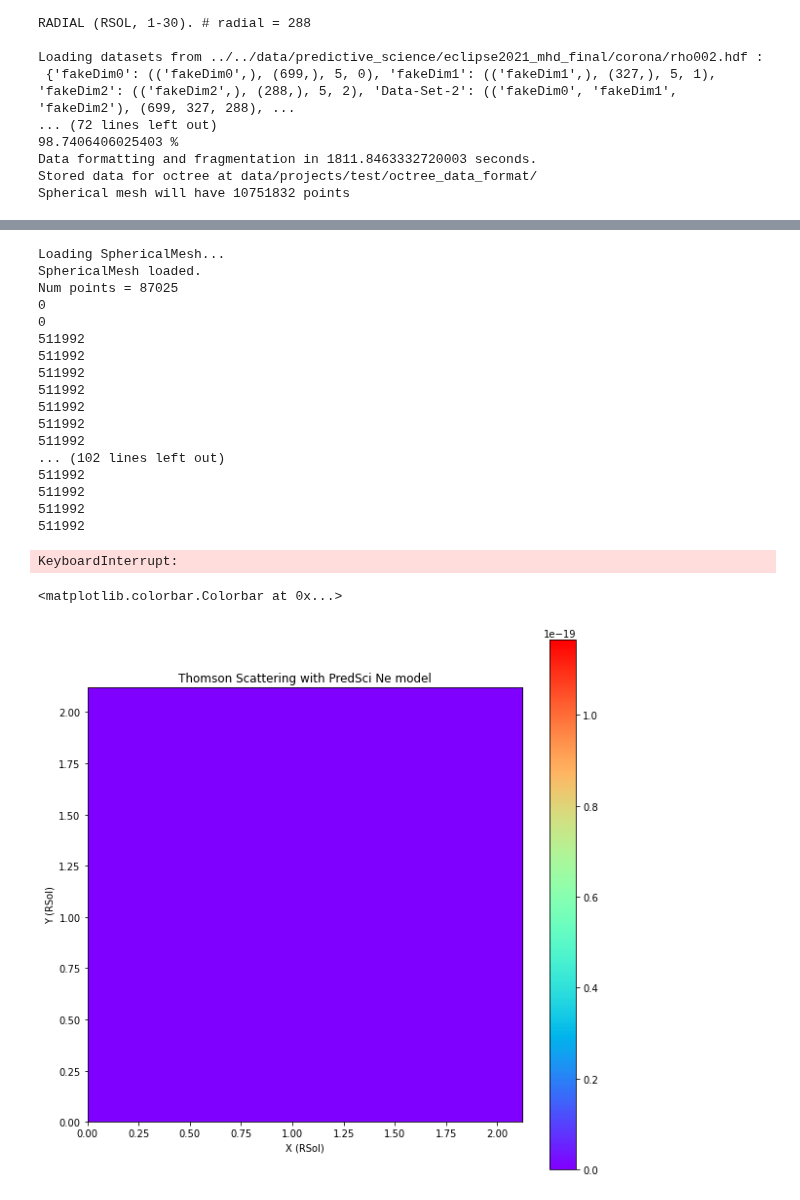
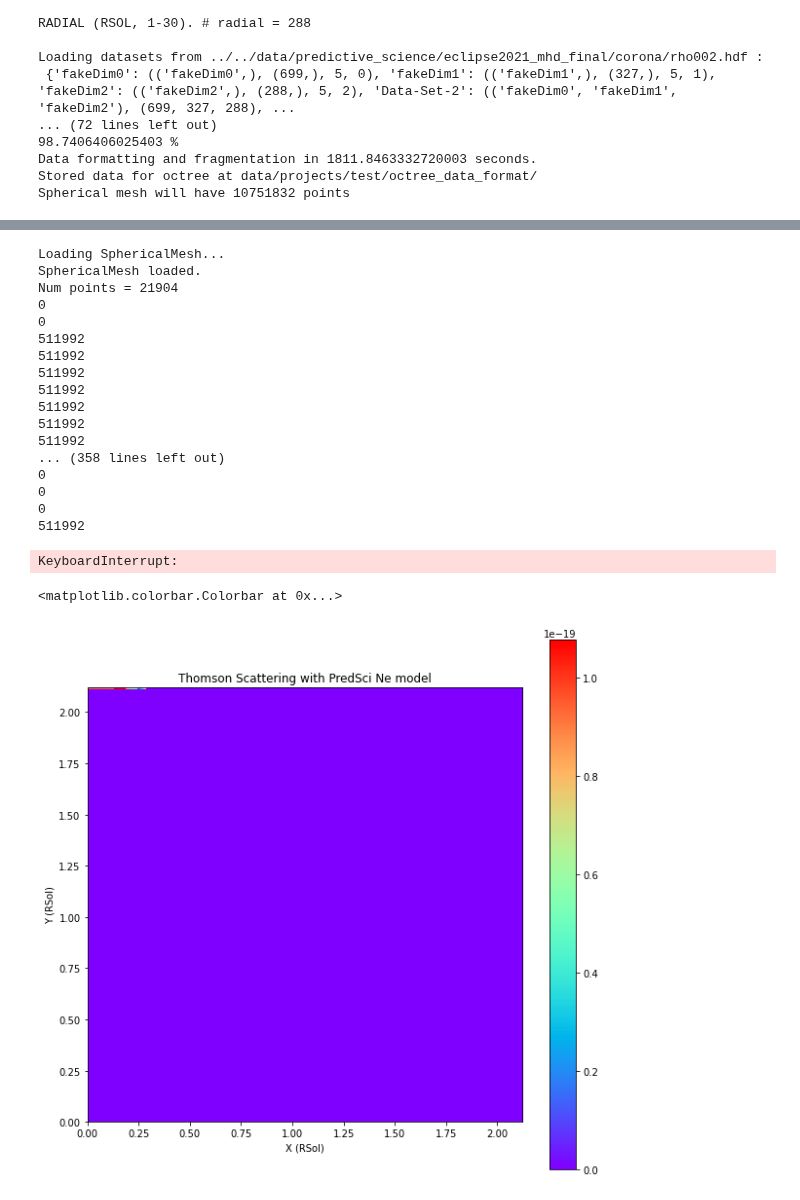
Before and after one commit to aliciavr/thomsonpy, a Jupyter notebook: src/computations/spherical_mesh_solar_imager.ipynb, the cells around one changed output, grey strips where cells are left out. Saved outputs shown, nothing was run; the diff lists cells and outputs as text; code cells hidden in the pictures.

Commit message:
Nearest coding error fixed in module spherical_mesh and parameters testing

```diff
--- a/src/computations/spherical_mesh_solar_imager.ipynb
+++ b/src/computations/spherical_mesh_solar_imager.ipynb
@@ -133,11 +142,11 @@ for y in range(sip.IMAGE_NUM_POINTS):
         if count % 1000 == 0:
             print("Progress", count / num_points * 100,"%")
 
-fmt.dump(f"../../{paths.MODELS_PATH}predsci_test_sphmesh_ne_8steps.np", model)
+fmt.dump(f"../../{paths.MODELS_PATH}predsci_test_sphmesh_148x148_8steps.np", model)
 # %% [output]
 Loading SphericalMesh...
 SphericalMesh loaded.
-Num points = 87025
+Num points = 21904
 0
 0
 511992
@@ -147,41 +156,41 @@ Num points = 87025
 511992
 511992
 511992
-... (102 lines left out)
+... (358 lines left out)
+0
+0
+0
 511992
-511992
-511992
-511992
 KeyboardInterrupt:
 # %%
 """
 Visualization of the ThomsonScattering.
 """
 """
 cmap
 ['rainbow', 'nipy_spectral', 'gist_ncar', 'viridis', 'twilight', 'twilight_shifted']
 """
 
 """
 interpolation
 'none', 'antialiased', 'nearest', 'bilinear',
 'bicubic', 'spline16', 'spline36', 'hanning',
 'hamming', 'hermite', 'kaiser', 'quadric',
 'catrom', 'gaussian', 'bessel', 'mitchell',
 'sinc', 'lanczos', 'blackman'
 
 """
 
 """
 interpolation_stage{'data', 'rgba'}, default: 'data'
 """
 import matplotlib.pyplot as plt
 plt.figure(figsize=(10, 10))
 plt.title("Thomson Scattering with PredSci Ne model")
 plt.ylabel("Y (RSol)")
 plt.xlabel("X (RSol)")
-plt.imshow(model, cmap = 'rainbow', interpolation = 'none', extent=[sip.MIN_COORD * units.METERS_TO_RSOL, sip.MAX_COORD * units.METERS_TO_RSOL, sip.MIN_COORD * units.METERS_TO_RSOL, sip.MAX_COORD * units.METERS_TO_RSOL])
+plt.imshow(model, cmap = 'rainbow', interpolation = 'nearest', extent=[sip.MIN_COORD * units.METERS_TO_RSOL, sip.MAX_COORD * units.METERS_TO_RSOL, sip.MIN_COORD * units.METERS_TO_RSOL, sip.MAX_COORD * units.METERS_TO_RSOL])
 plt.colorbar()
 # %% [output]
 <matplotlib.colorbar.Colorbar at 0x...>
-[figure, old version]
+[figure, new version]
```
Also changed, not shown: parts of 2 cells of this notebook, 2 other files.
